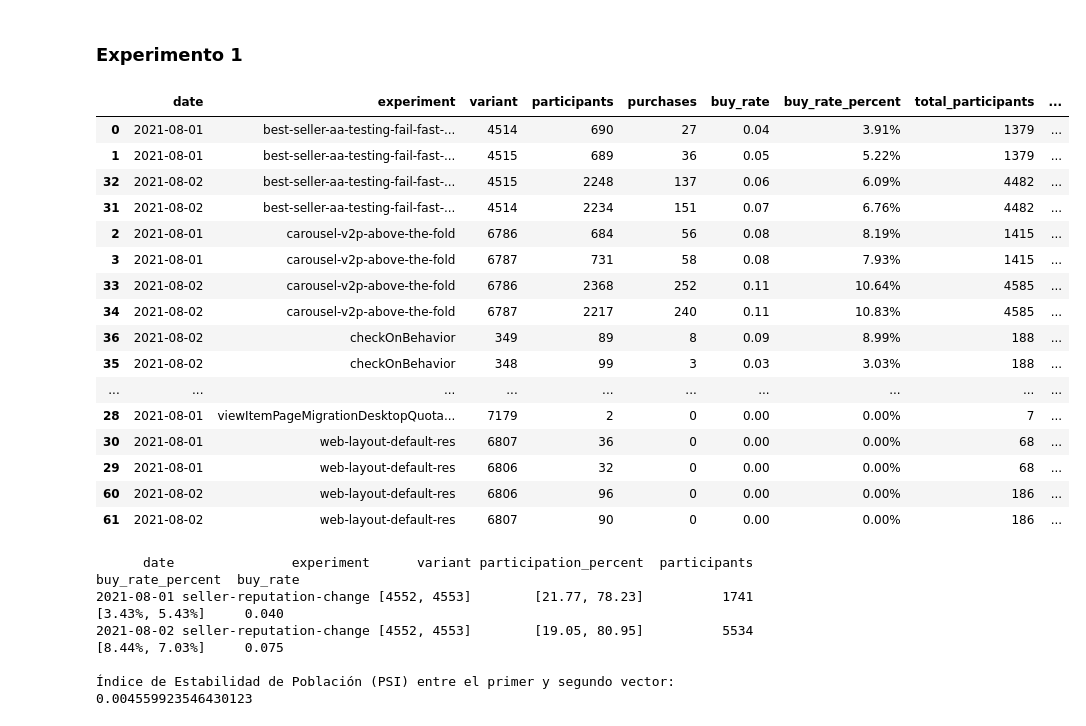
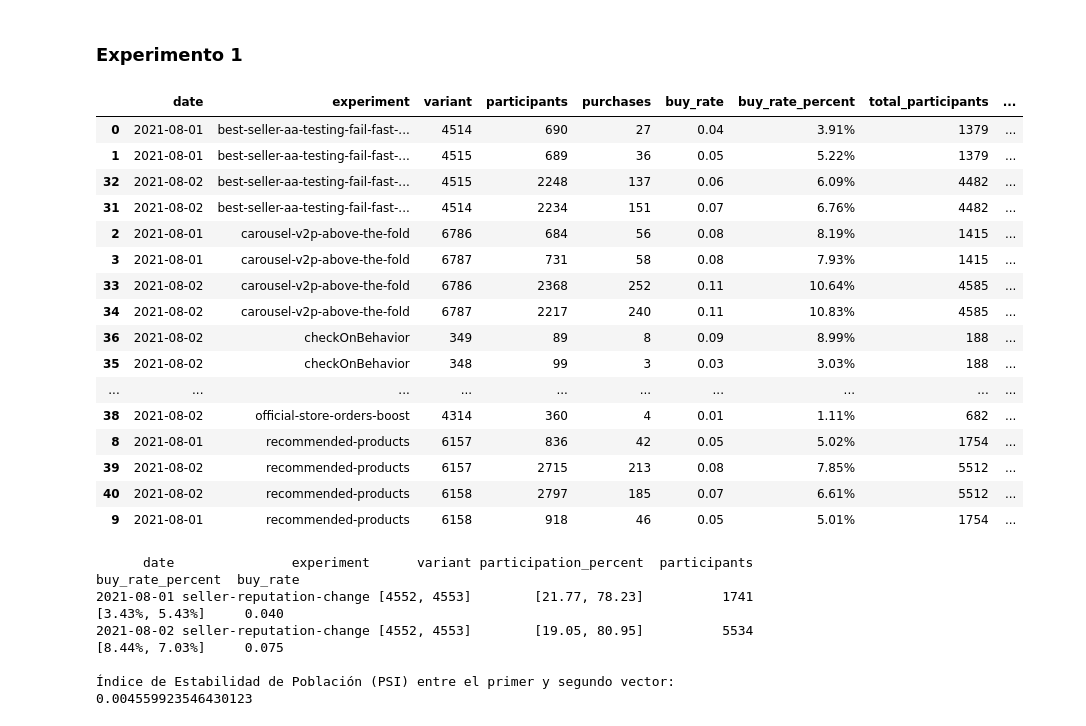
Before and after one commit to jmpaiba123/AB_Testing_Meli, a Jupyter notebook: jupyter_notebooks/02_Validaciones_datos.ipynb, the cells around one changed output. Saved outputs shown, nothing was run; the diff lists cells and outputs as text; code cells hidden in the pictures.

```diff
--- a/jupyter_notebooks/02_Validaciones_datos.ipynb
+++ b/jupyter_notebooks/02_Validaciones_datos.ipynb
@@ -294,25 +294,25 @@ El Índice de Estabilidad de Población (PSI) es una métrica utilizada en anál
 # %% [markdown]
 ### **Experimento 1**
 # %%
-df_grouped_experiments_03.sort_values(by="experiment")
+df_grouped_experiments_03.sort_values(by="experiment").head(20)
 # %% [output]
 |  | date | experiment | variant | participants | purchases | buy_rate | buy_rate_percent | total_participants | ... |
 | 0 | 2021-08-01 | best-seller-aa-testing-fail-fast-... | 4514 | 690 | 27 | 0.04 | 3.91% | 1379 | ... |
 | 1 | 2021-08-01 | best-seller-aa-testing-fail-fast-... | 4515 | 689 | 36 | 0.05 | 5.22% | 1379 | ... |
 | 32 | 2021-08-02 | best-seller-aa-testing-fail-fast-... | 4515 | 2248 | 137 | 0.06 | 6.09% | 4482 | ... |
 | 31 | 2021-08-02 | best-seller-aa-testing-fail-fast-... | 4514 | 2234 | 151 | 0.07 | 6.76% | 4482 | ... |
 | 2 | 2021-08-01 | carousel-v2p-above-the-fold | 6786 | 684 | 56 | 0.08 | 8.19% | 1415 | ... |
 | 3 | 2021-08-01 | carousel-v2p-above-the-fold | 6787 | 731 | 58 | 0.08 | 7.93% | 1415 | ... |
 | 33 | 2021-08-02 | carousel-v2p-above-the-fold | 6786 | 2368 | 252 | 0.11 | 10.64% | 4585 | ... |
 | 34 | 2021-08-02 | carousel-v2p-above-the-fold | 6787 | 2217 | 240 | 0.11 | 10.83% | 4585 | ... |
 | 36 | 2021-08-02 | checkOnBehavior | 349 | 89 | 8 | 0.09 | 8.99% | 188 | ... |
 | 35 | 2021-08-02 | checkOnBehavior | 348 | 99 | 3 | 0.03 | 3.03% | 188 | ... |
 | ... | ... | ... | ... | ... | ... | ... | ... | ... | ... |
-| 28 | 2021-08-01 | viewItemPageMigrationDesktopQuota... | 7179 | 2 | 0 | 0.00 | 0.00% | 7 | ... |
-| 30 | 2021-08-01 | web-layout-default-res | 6807 | 36 | 0 | 0.00 | 0.00% | 68 | ... |
-| 29 | 2021-08-01 | web-layout-default-res | 6806 | 32 | 0 | 0.00 | 0.00% | 68 | ... |
-| 60 | 2021-08-02 | web-layout-default-res | 6806 | 96 | 0 | 0.00 | 0.00% | 186 | ... |
-| 61 | 2021-08-02 | web-layout-default-res | 6807 | 90 | 0 | 0.00 | 0.00% | 186 | ... |
+| 38 | 2021-08-02 | official-store-orders-boost | 4314 | 360 | 4 | 0.01 | 1.11% | 682 | ... |
+| 8 | 2021-08-01 | recommended-products | 6157 | 836 | 42 | 0.05 | 5.02% | 1754 | ... |
+| 39 | 2021-08-02 | recommended-products | 6157 | 2715 | 213 | 0.08 | 7.85% | 5512 | ... |
+| 40 | 2021-08-02 | recommended-products | 6158 | 2797 | 185 | 0.07 | 6.61% | 5512 | ... |
+| 9 | 2021-08-01 | recommended-products | 6158 | 918 | 46 | 0.05 | 5.01% | 1754 | ... |
 # %%
 analyzer = AnalisisExperimento(df_grouped_experiments_03)
 analyzer.analisis_experimento('seller-reputation-change')
```
Also changed, not shown: parts of 3 cells of this notebook, 4 other files.
